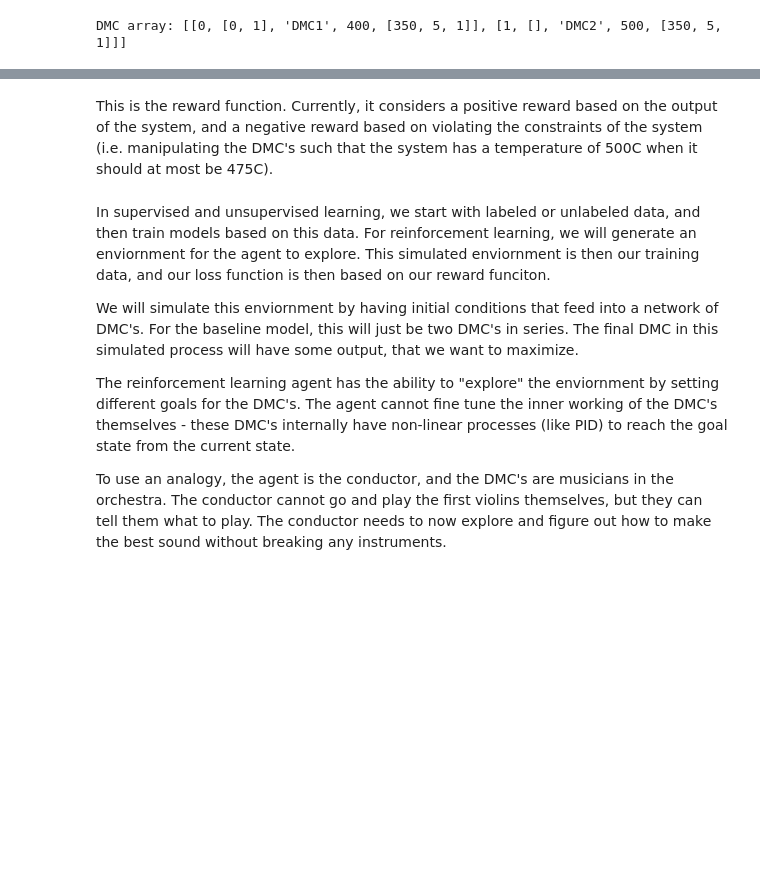
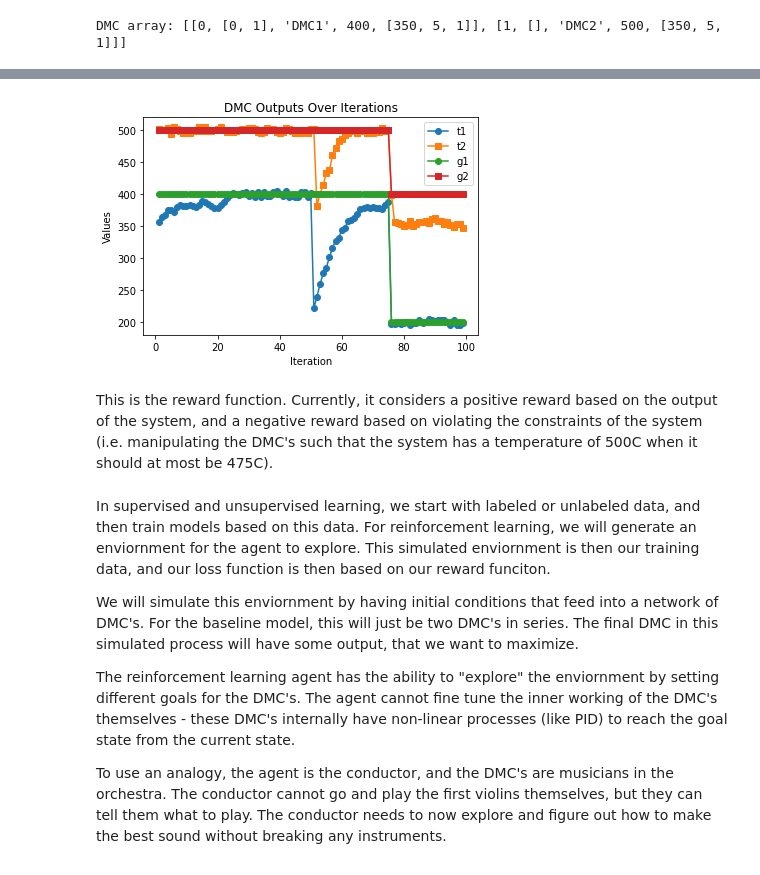
Before and after one commit to AnikaP80/proc-control, a Jupyter notebook: baseline_model.ipynb, the cells around one changed output, grey strips where cells are left out. Saved outputs shown, nothing was run; the diff lists cells and outputs as text; code cells hidden in the pictures; blank space fills up the shorter version.

```diff
--- a/baseline_model.ipynb
+++ b/baseline_model.ipynb
@@ -30,3 +104,47 @@ DMC array: [[0, [0, 1], 'DMC1', 400, [350, 5, 1]], [1, [], 'DMC2', 500, [350, 5,
+# %%
+example_DMCarr = [[] for i in [0, 1]]
+            # index, next, func, goal, input (T, P, Keq)
+example_DMCarr[0] = [0, [0, 1], "DMC1", 400, [350, 5, 1]]
+example_DMCarr[1] = [1, [], "DMC2", 500, [350, 5, 1]]
+
+example_struct = DMC_structure(example_DMCarr)
+
+example_o1 = [[] for i in range(100)]
+example_o2 = [[] for i in range(100)]
+example_goals1 = [[] for i in range(100)]
+example_goals2 = [[] for i in range(100)]
+
+for i in range(99):
+    if i == 50:
+        example_DMCarr[0][-1] = [200, 5, 1]
+    if i == 75:
+        example_DMCarr[0][-2] = 200
+        example_DMCarr[1][-2] = 400
+    example_o2[i] = example_struct.iterate()
+    example_o1[i] = example_DMCarr[1][-1]
+
+    example_goals1[i] = example_DMCarr[0][3]
+    example_goals2[i] = example_DMCarr[1][3]
+
+
+example_t1 = [output[0] for output in example_o1 if output]  # Extracting T values
+example_t2 = [output[0] for output in example_o2 if output]  # Extracting T
+example_h1 = [goal for goal in example_goals1 if goal]
+example_h2 = [goal for goal in example_goals2 if goal]
+example_iterations = list(range(1, len(example_t1) + 1))
+
+plt.plot(example_iterations, example_t1, label="t1", marker='o')
+plt.plot(example_iterations, example_t2, label="t2", marker='s')
+plt.plot(example_iterations, example_h1, label="g1", marker='o')
+plt.plot(example_iterations, example_h2, label="g2", marker='s')
+
+plt.xlabel("Iteration")
+plt.ylabel("Values")
+plt.title("DMC Outputs Over Iterations")
+plt.legend()
+plt.show()
+# %% [output]
+[figure, added]
 # %% [markdown]
 This is the reward function. Currently, it considers a positive reward based on the output of the system, and a negative reward based on violating the constraints of the system (i.e. manipulating the DMC's such that the system has a temperature of 500C when it should at most be 475C).
 # %%
```
Also changed, not shown: parts of 5 cells of this notebook, 1 other file.
